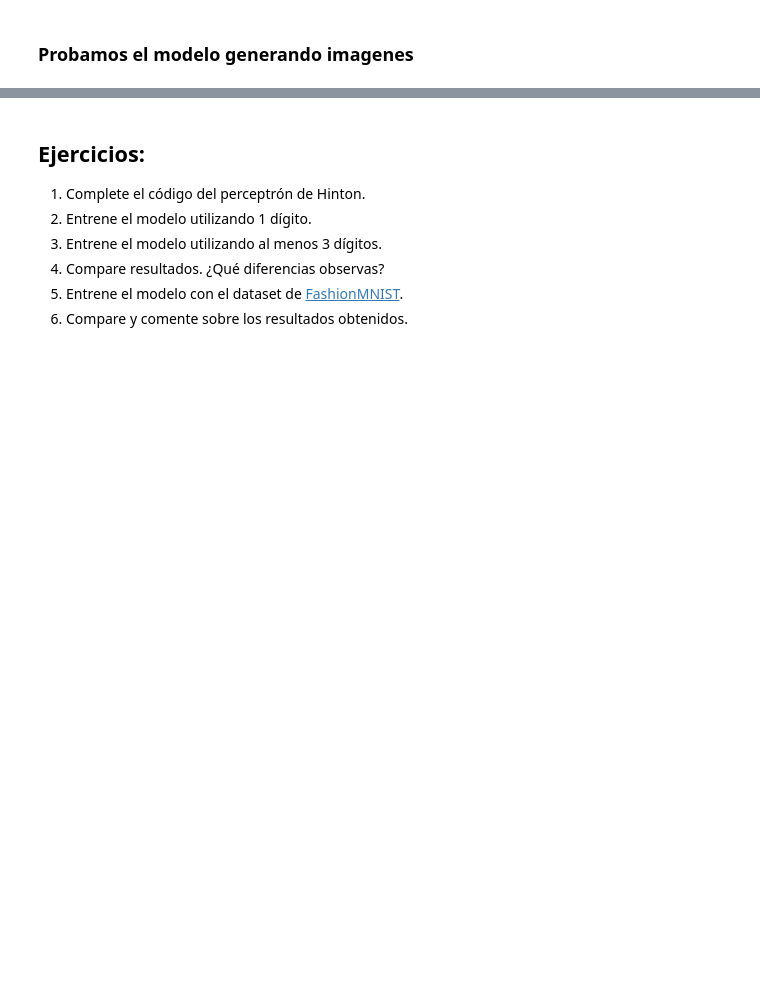
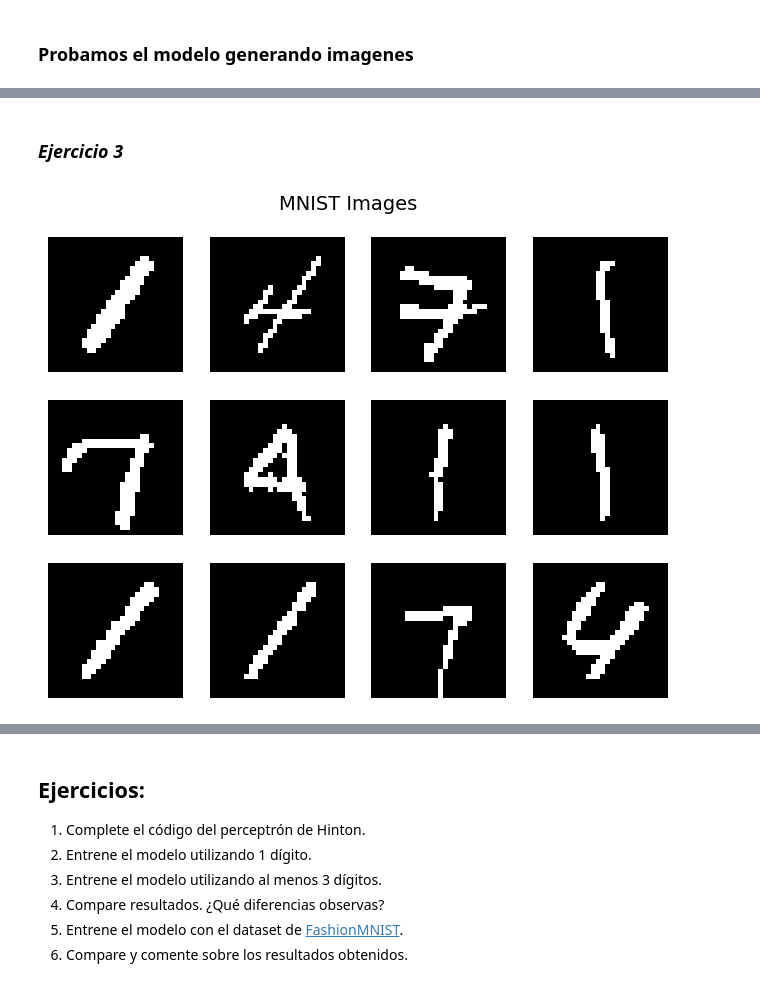
Before and after one commit to octarevetria/IA_Generativa, a Jupyter notebook: Modelos Autorregresivos/Hinton.ipynb, the cells around one changed output, grey strips where cells are left out. Cells and saved outputs as stored; diff of their text form; code cells hidden in the pictures; blank space fills up the shorter version.

```diff
--- a/Modelos Autorregresivos/Hinton.ipynb
+++ b/Modelos Autorregresivos/Hinton.ipynb
@@ -340,0 +351,23 @@ show_images(imgs, "Generated Images after training")
+# %% [markdown]
+### *Ejercicio 3*
+# %%
+labels_used_2 = [1,4,7]
+
+BATCH_SIZE = 256
+
+download_dataset = True # If you already have the dataset you could use False
+
+train_data_2 = datasets.MNIST(root='mnist/', train=True, transform=img_transforms, download=download_dataset)
+train_data_2 = [(image, label) for image, label in train_data_2 if labels_used_2 and label in labels_used_2]
+
+train_dataloader_2 = DataLoader(
+    train_data_2, batch_size=BATCH_SIZE, shuffle=True
+)
+# %%
+images = []
+for _ in range(12):
+    image, label = train_data_2[random.randrange(len(train_data_2))]
+    images.append(image.reshape(img_shape))
+show_images(images)
+# %% [output]
+[figure, added]
```
Also changed, not shown: parts of 31 cells of this notebook, 8 other files.
